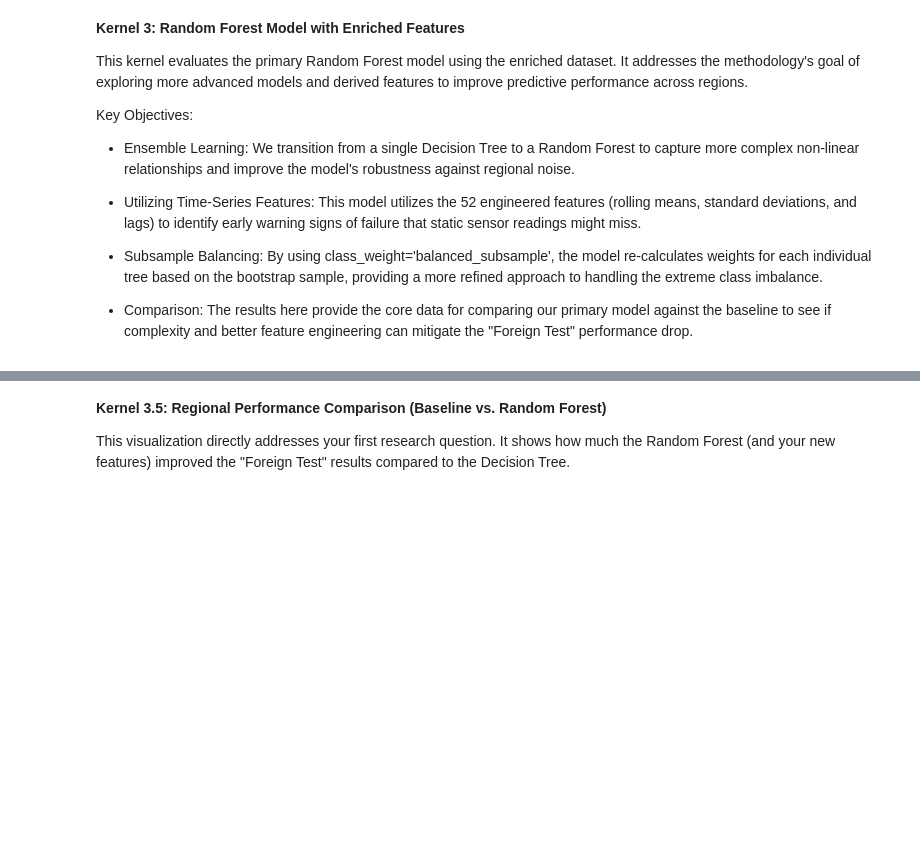
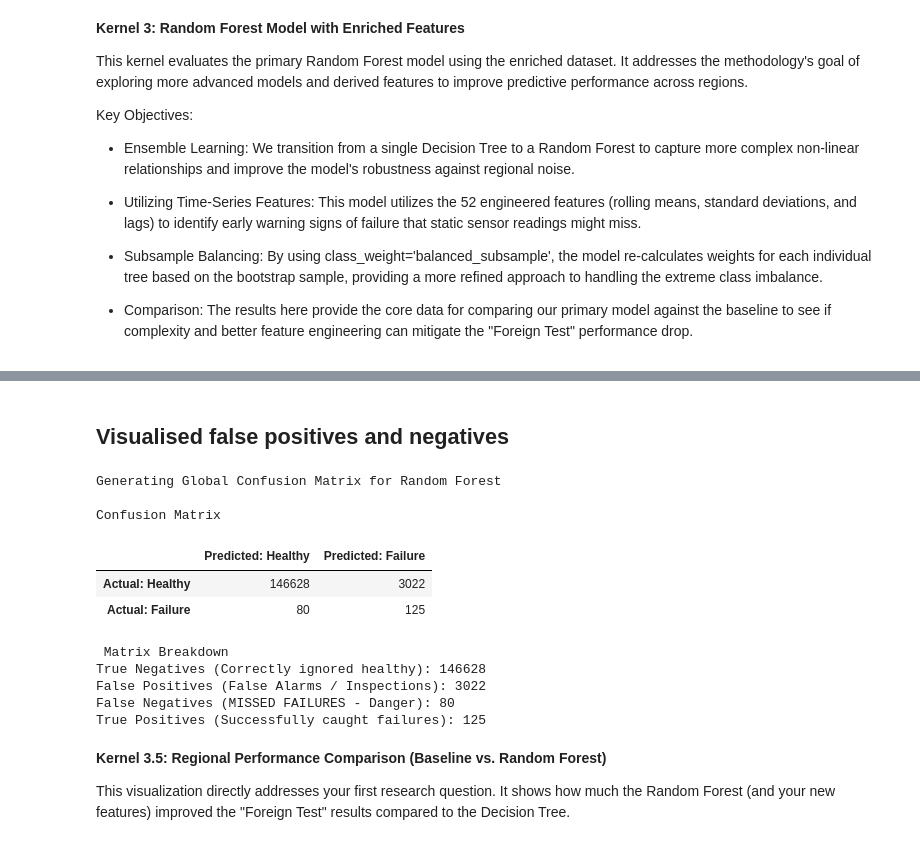
Before and after one commit to DGLRME-20-27-66/ME---Machine-Failure-NN, a Jupyter notebook: CODE Machine Failure ME NN.ipynb, the cells around one changed output, grey strips where cells are left out. Saved outputs shown, nothing was run; the diff lists cells and outputs as text; code cells hidden in the pictures; blank space fills up the shorter version.

Commit message:
rQ 1 added and rq3 added  and confusion kernels addd

```diff
--- a/CODE Machine Failure ME NN.ipynb
+++ b/CODE Machine Failure ME NN.ipynb
@@ -228,3 +368,57 @@ Average Foreign Recall: 0.634
+# %% [markdown]
+## Visualised false positives and negatives
+# %%
+
+
+print("Generating Global Confusion Matrix for Random Forest\n")
+
+#Collect actuals and predictions from all LOGO
+all_actuals = []
+all_predictions = []
+
+for train_index, test_index in logo.split(X, y, groups):
+    X_train, X_test = X.iloc[train_index], X.iloc[test_index]
+    y_train, y_test = y.iloc[train_index], y.iloc[test_index]
+
+    # Fit and predict using the Random Forest
+    rf_model.fit(X_train, y_train)
+    preds = rf_model.predict(X_test)
+
+    # Store the results
+    all_actuals.extend(y_test)
+    all_predictions.extend(preds)
+
+
+cm = confusion_matrix(all_actuals, all_predictions)
+
+#  DataFrame
+cm_df = pd.DataFrame(
+    cm,
+    index=['Actual: Healthy', 'Actual: Failure'],
+    columns=['Predicted: Healthy', 'Predicted: Failure']
+)
+
+print("Confusion Matrix")
+display(cm_df)
+
+
+print("\n Matrix Breakdown ")
+print(f"True Negatives (Correctly ignored healthy): {cm[0][0]}")
+print(f"False Positives (False Alarms / Inspections): {cm[0][1]}")
+print(f"False Negatives (MISSED FAILURES - Danger): {cm[1][0]}")
+print(f"True Positives (Successfully caught failures): {cm[1][1]}")
+# %% [output]
+Generating Global Confusion Matrix for Random Forest
+
+Confusion Matrix
+|  | Predicted: Healthy | Predicted: Failure |
+| Actual: Healthy | 146628 | 3022 |
+| Actual: Failure | 80 | 125 |
+ Matrix Breakdown
+True Negatives (Correctly ignored healthy): 146628
+False Positives (False Alarms / Inspections): 3022
+False Negatives (MISSED FAILURES - Danger): 80
+True Positives (Successfully caught failures): 125
 # %% [markdown]
 **Kernel 3.5: Regional Performance Comparison (Baseline vs. Random Forest)**
 
```
Also changed, not shown: parts of 20 cells of this notebook.
